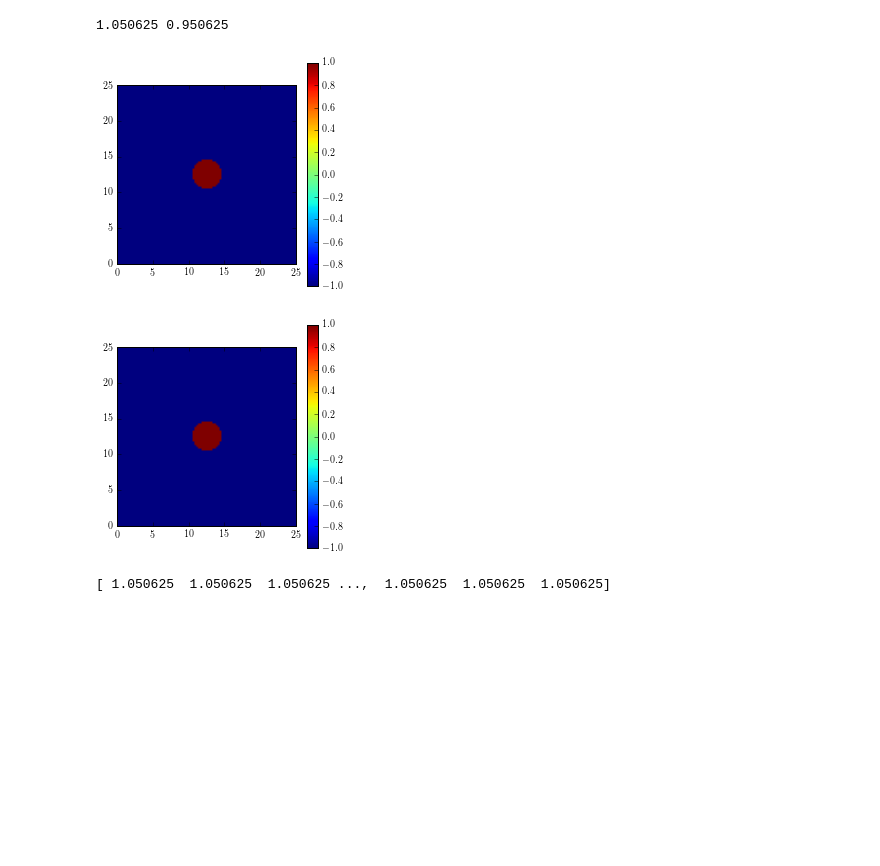
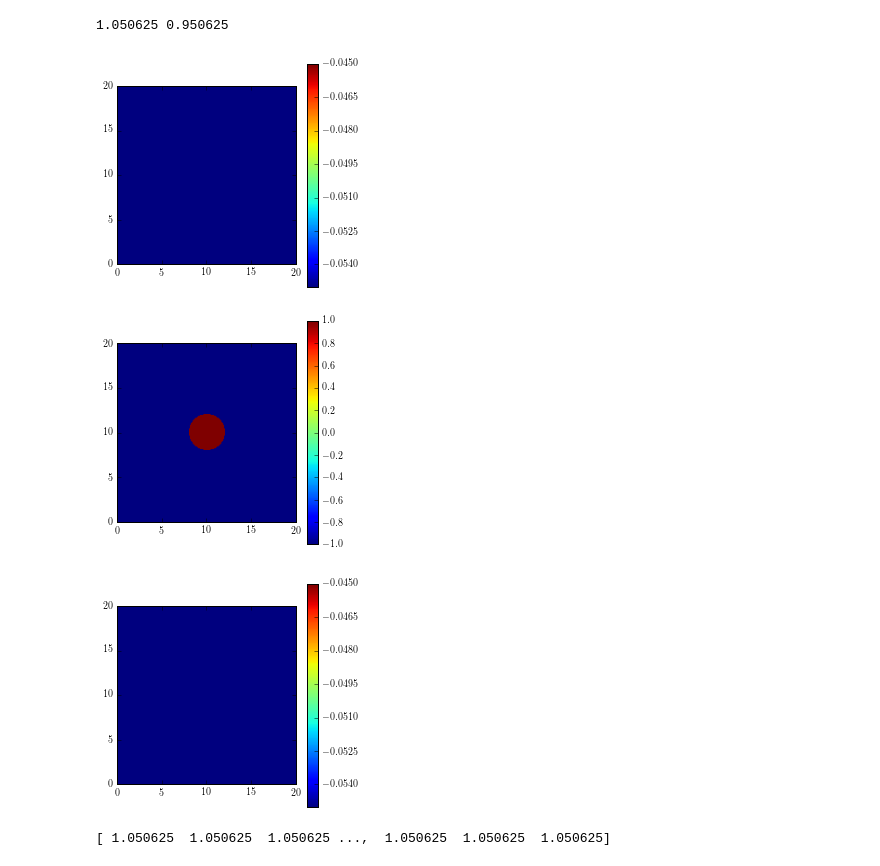
Before and after one commit to usnistgov/PhaseFieldHackathon-FiPy, a Jupyter notebook: Problem1.ipynb, the cells around one changed output. Saved outputs shown, nothing was run; the diff lists cells and outputs as text; code cells hidden in the pictures; blank space fills up the shorter version.

```diff
--- a/Problem1.ipynb
+++ b/Problem1.ipynb
@@ -6,7 +6,7 @@ import fipy.tools.numerix as numerix
 # %%
 nx = 200
 ny = 200
-dx = 0.25
-dy = 0.25
+dx = 0.1
+dy = 0.1
 mesh = fp.Grid2D(nx=nx, ny=ny, dx=dx, dy=dy)
 # %%
@@ -67,10 +67,13 @@ print max(tau), min(tau)
 1.050625 0.950625
 # %%
 phase_viewer = fp.Viewer(phase)
+uu_viewer = fp.Viewer(uu)
 phase_viewer.plot()
+uu_viewer.plot()
 # %% [output]
-[figure, old version]
+[figure, new version]
-[figure, old version]
+[figure, new version]
+[figure, added]
 # %%
 print tau_old
 # %% [output]
```
Also changed, not shown: parts of 9 cells of this notebook, 2 other files.
